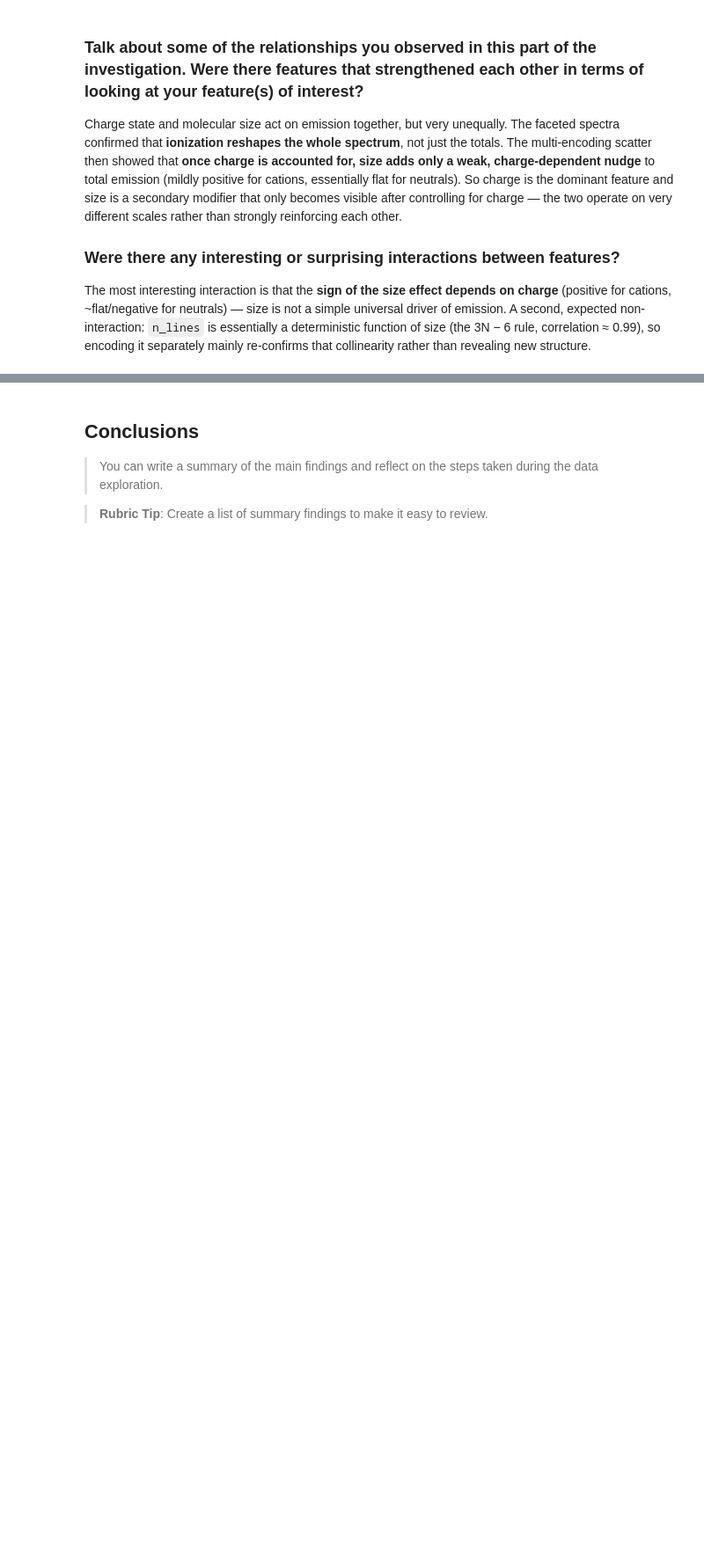
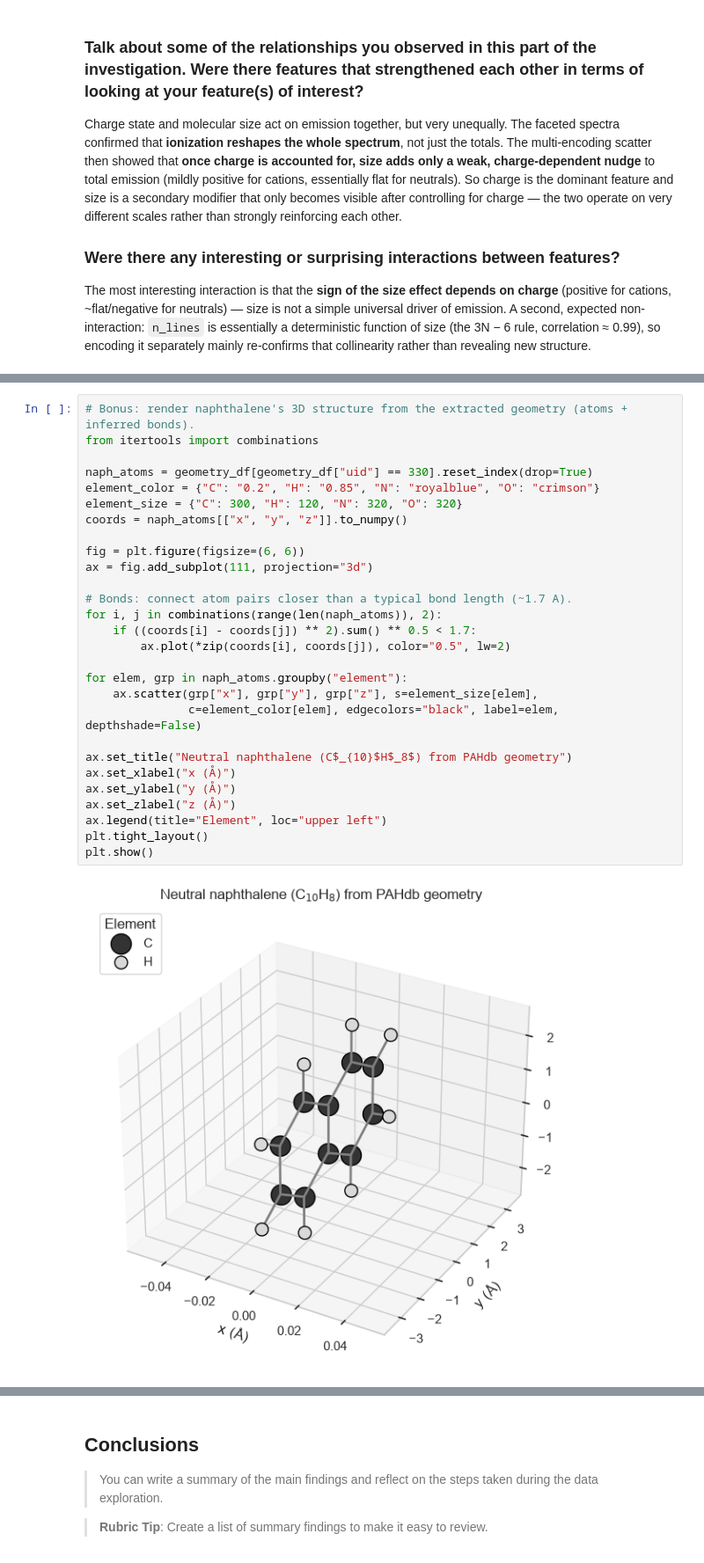
Before and after one commit to thebreadishard/udacity-data-visualization, a Jupyter notebook: notebooks/Part_I_exploration_template.ipynb, the cells around one changed output, grey strips where cells are left out. Shown at 88% size. Cells and saved outputs as stored; diff of their text form; blank space fills up the shorter version.

```diff
--- a/notebooks/Part_I_exploration_template.ipynb
+++ b/notebooks/Part_I_exploration_template.ipynb
@@ -433,0 +541,30 @@ The most interesting interaction is that the **sign of the size effect depends o
+# %%
+# Bonus: render naphthalene's 3D structure from the extracted geometry (atoms + inferred bonds).
+from itertools import combinations
+
+naph_atoms = geometry_df[geometry_df["uid"] == 330].reset_index(drop=True)
+element_color = {"C": "0.2", "H": "0.85", "N": "royalblue", "O": "crimson"}
+element_size = {"C": 300, "H": 120, "N": 320, "O": 320}
+coords = naph_atoms[["x", "y", "z"]].to_numpy()
+
+fig = plt.figure(figsize=(6, 6))
+ax = fig.add_subplot(111, projection="3d")
+
+# Bonds: connect atom pairs closer than a typical bond length (~1.7 A).
+for i, j in combinations(range(len(naph_atoms)), 2):
+    if ((coords[i] - coords[j]) ** 2).sum() ** 0.5 < 1.7:
+        ax.plot(*zip(coords[i], coords[j]), color="0.5", lw=2)
+
+for elem, grp in naph_atoms.groupby("element"):
+    ax.scatter(grp["x"], grp["y"], grp["z"], s=element_size[elem],
+               c=element_color[elem], edgecolors="black", label=elem, depthshade=False)
+
+ax.set_title("Neutral naphthalene (C$_{10}$H$_8$) from PAHdb geometry")
+ax.set_xlabel("x (Å)")
+ax.set_ylabel("y (Å)")
+ax.set_zlabel("z (Å)")
+ax.legend(title="Element", loc="upper left")
+plt.tight_layout()
+plt.show()
+# %% [output]
+[figure, added]
```
Also changed, not shown: parts of 6 cells of this notebook, 1 other file.
